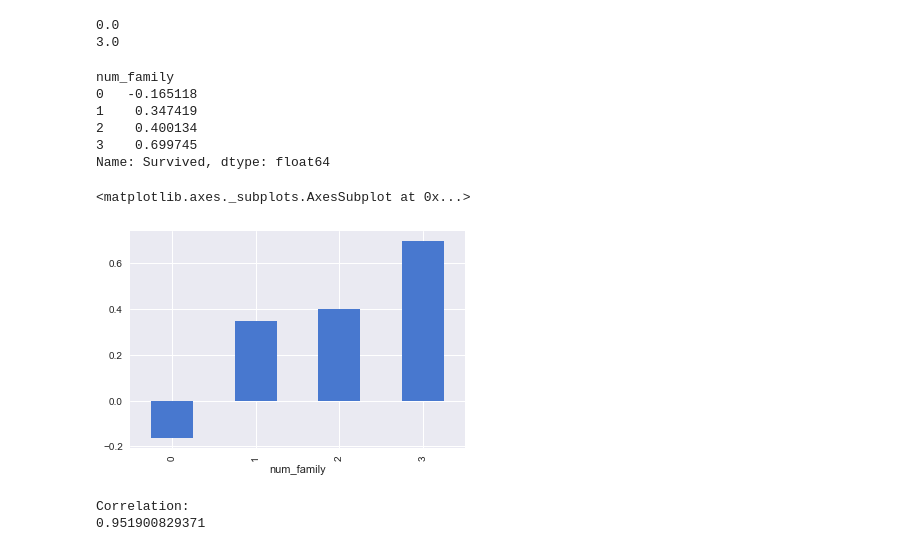
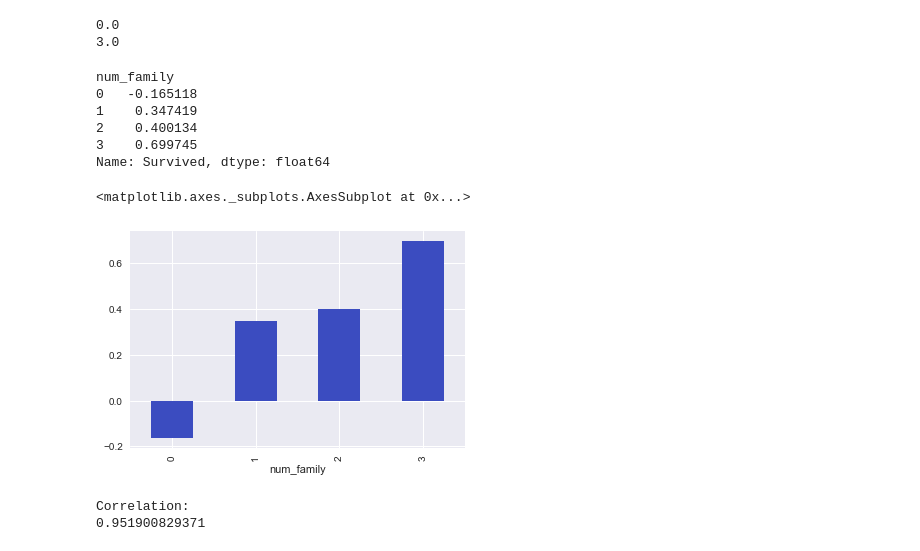
Before and after one commit to kylemeenehan/titanic-data, a Jupyter notebook: Titanic Project.ipynb, the cells around one changed output. Drawn from its saved outputs; the diff is of its cells as text; code cells hidden in the pictures.

```diff
--- a/Titanic Project.ipynb
+++ b/Titanic Project.ipynb
@@ -306,18 +300,18 @@ print titanic_data['num_family'].quantile(0.90)
 # %%
 titanic_family = titanic_data.groupby('num_family')
 titanic_family_std = titanic_family['Survived'].mean().apply(standardize_mean)
 titanic_family_interquart = titanic_family_std.loc[0:3]
 print titanic_family_interquart
-titanic_family_interquart.plot.bar()
+titanic_family_interquart.plot.bar(colormap='coolwarm')
 # %% [output]
 num_family
 0   -0.165118
 1    0.347419
 2    0.400134
 3    0.699745
 Name: Survived, dtype: float64
 <matplotlib.axes._subplots.AxesSubplot at 0x...>
-[figure, old version]
+[figure, new version]
 # %%
 family_correlation = pd.DataFrame({'num_family': titanic_family_interquart.index.values,
                                   'survived': titanic_family_interquart.values})
```
Also changed, not shown: parts of 6 cells of this notebook.
